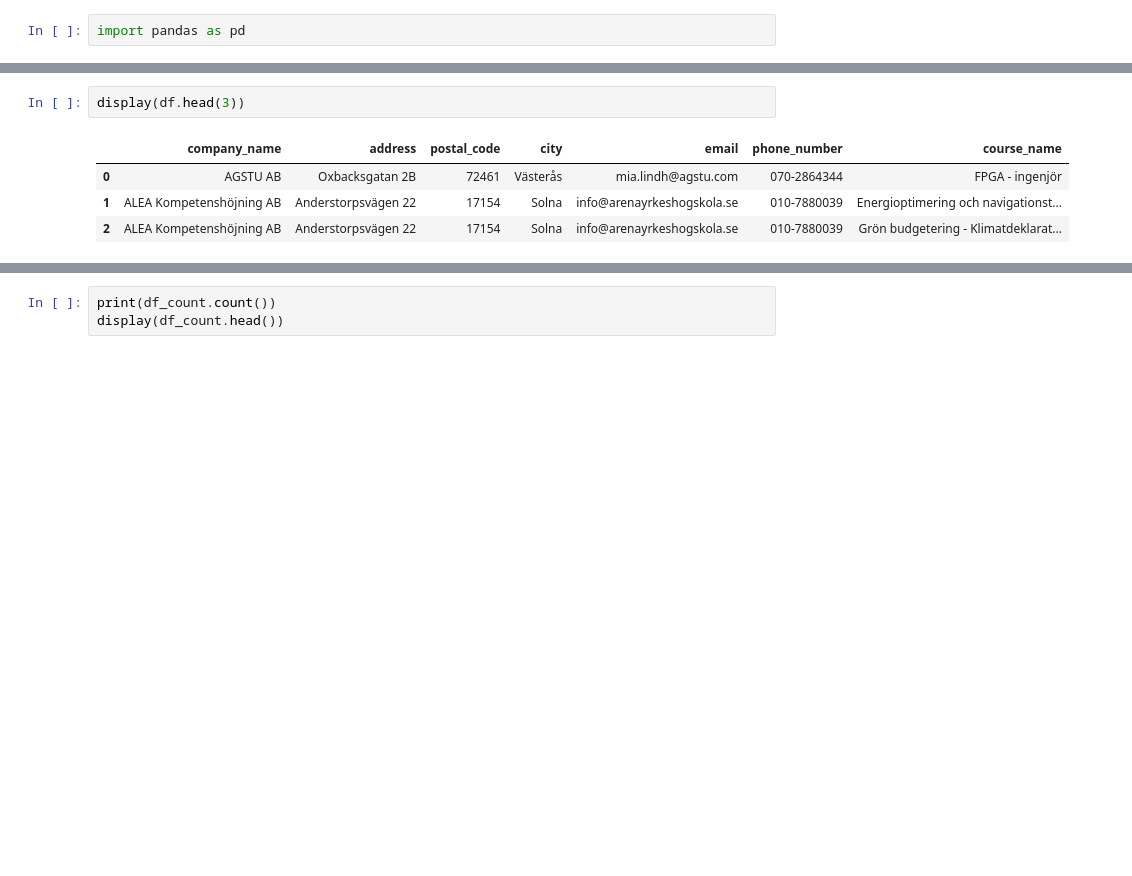
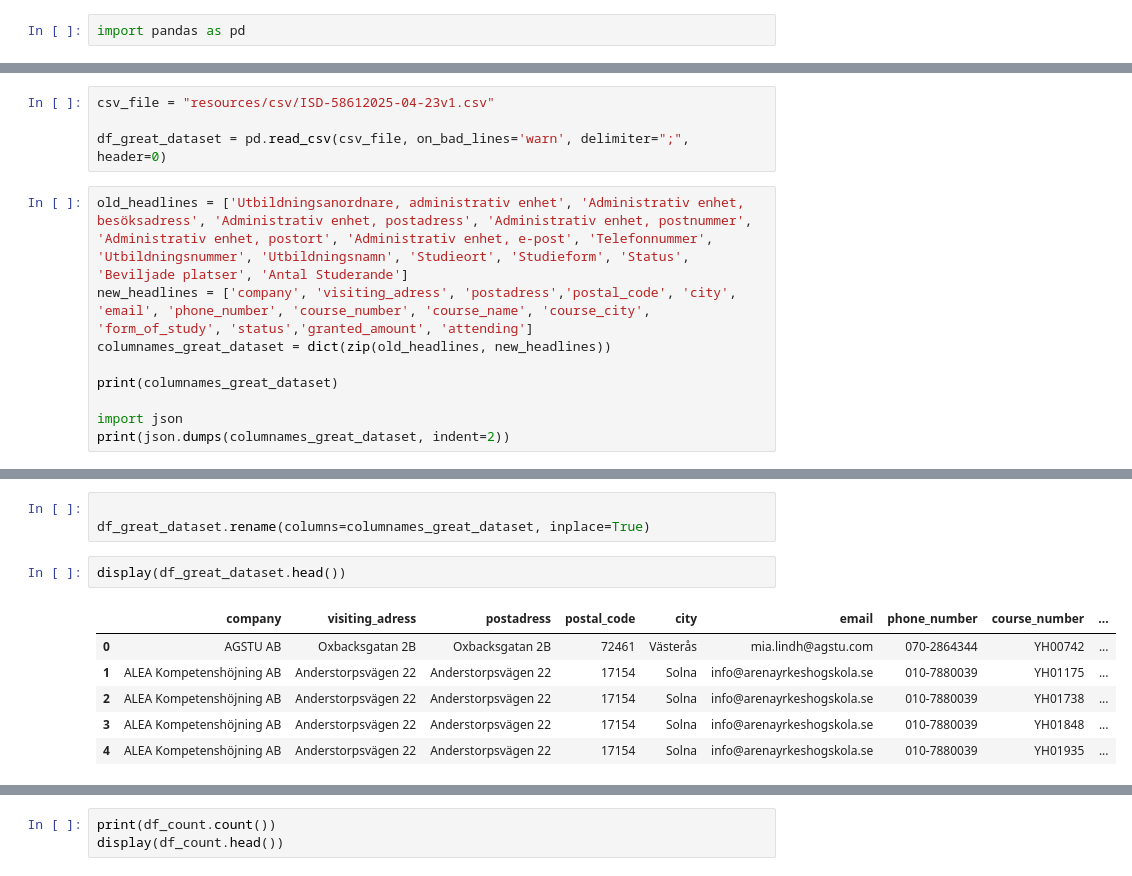
Before and after one commit to DaDrummerthe1st/list_of_yrkeshogskolor, a Jupyter notebook: parse_myh_db_dump.ipynb, the cells around one changed output, grey strips where cells are left out. Drawn from its saved outputs; the diff is of its cells as text; blank space fills up the shorter version.

Commit message:
custom headlines working. greater_dataset successfully loaded

```diff
--- a/parse_myh_db_dump.ipynb
+++ b/parse_myh_db_dump.ipynb
@@ -6,2 +6,15 @@ file = "Myh.xlsx"
 columnames = ['company_name','address','postal_code','city','email','phone_number','course_name']
 df = pd.read_excel(file, names=columnames) # names == columns
+# %%
+csv_file = "resources/csv/ISD-58612025-04-23v1.csv"
+
+df_great_dataset = pd.read_csv(csv_file, on_bad_lines='warn', delimiter=";", header=0)
+# %%
+old_headlines = ['Utbildningsanordnare, administrativ enhet', 'Administrativ enhet, besöksadress', 'Administrativ enhet, postadress', 'Administrativ enhet, postnummer', 'Administrativ enhet, postort', 'Administrativ enhet, e-post', 'Telefonnummer', 'Utbildningsnummer', 'Utbildningsnamn', 'Studieort', 'Studieform', 'Status', 'Beviljade platser', 'Antal Studerande']
+new_headlines = ['company', 'visiting_adress', 'postadress','postal_code', 'city', 'email', 'phone_number', 'course_number', 'course_name', 'course_city', 'form_of_study', 'status','granted_amount', 'attending']
+columnames_great_dataset = dict(zip(old_headlines, new_headlines))
+
+print(columnames_great_dataset)
+
+import json
+print(json.dumps(columnames_great_dataset, indent=2))
@@ -8,7 +39,12 @@ df = pd.read_excel(file, names=columnames) # names == columns
+# %%
+
+df_great_dataset.rename(columns=columnames_great_dataset, inplace=True)
 # %%
-display(df.head(3))
+display(df_great_dataset.head())
 # %% [output]
-|  | company_name | address | postal_code | city | email | phone_number | course_name |
-| 0 | AGSTU AB | Oxbacksgatan 2B | 72461 | Västerås | mia.lindh@agstu.com | 070-2864344 | FPGA - ingenjör |
-| 1 | ALEA Kompetenshöjning AB | Anderstorpsvägen 22 | 17154 | Solna | info@arenayrkeshogskola.se | 010-7880039 | Energioptimering och navigationst... |
-| 2 | ALEA Kompetenshöjning AB | Anderstorpsvägen 22 | 17154 | Solna | info@arenayrkeshogskola.se | 010-7880039 | Grön budgetering - Klimatdeklarat... |
+|  | company | visiting_adress | postadress | postal_code | city | email | phone_number | course_number | ... |
+| 0 | AGSTU AB | Oxbacksgatan 2B | Oxbacksgatan 2B | 72461 | Västerås | mia.lindh@agstu.com | 070-2864344 | YH00742 | ... |
+| 1 | ALEA Kompetenshöjning AB | Anderstorpsvägen 22 | Anderstorpsvägen 22 | 17154 | Solna | info@arenayrkeshogskola.se | 010-7880039 | YH01175 | ... |
+| 2 | ALEA Kompetenshöjning AB | Anderstorpsvägen 22 | Anderstorpsvägen 22 | 17154 | Solna | info@arenayrkeshogskola.se | 010-7880039 | YH01738 | ... |
+| 3 | ALEA Kompetenshöjning AB | Anderstorpsvägen 22 | Anderstorpsvägen 22 | 17154 | Solna | info@arenayrkeshogskola.se | 010-7880039 | YH01848 | ... |
+| 4 | ALEA Kompetenshöjning AB | Anderstorpsvägen 22 | Anderstorpsvägen 22 | 17154 | Solna | info@arenayrkeshogskola.se | 010-7880039 | YH01935 | ... |
```
Also changed, not shown: parts of 13 cells of this notebook, 1 other file.
